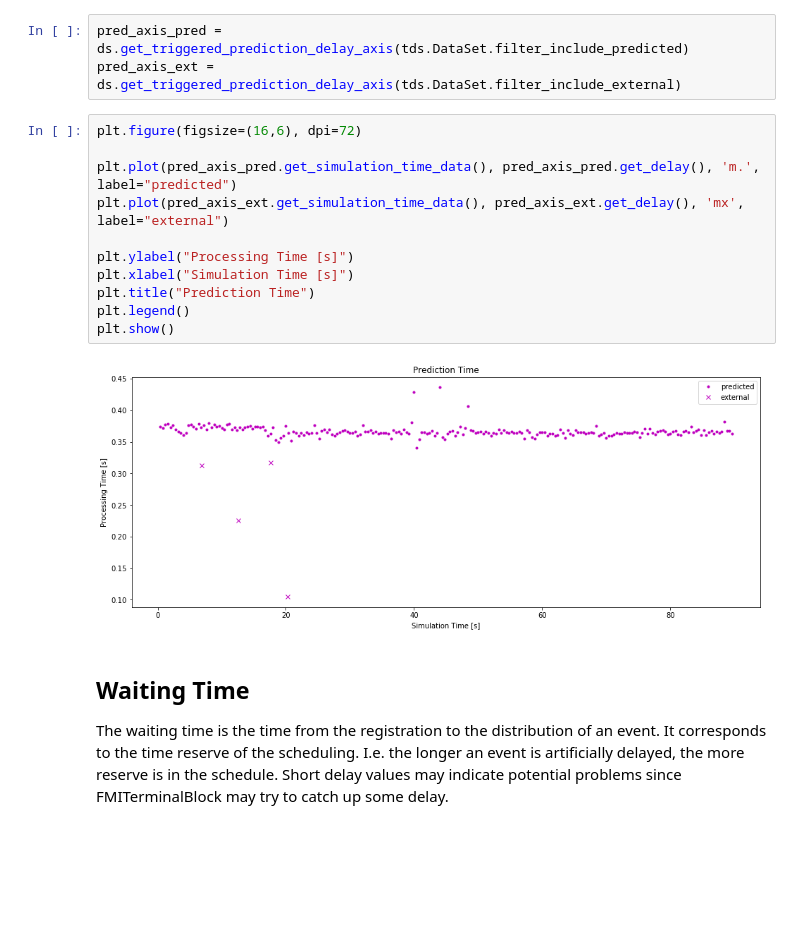
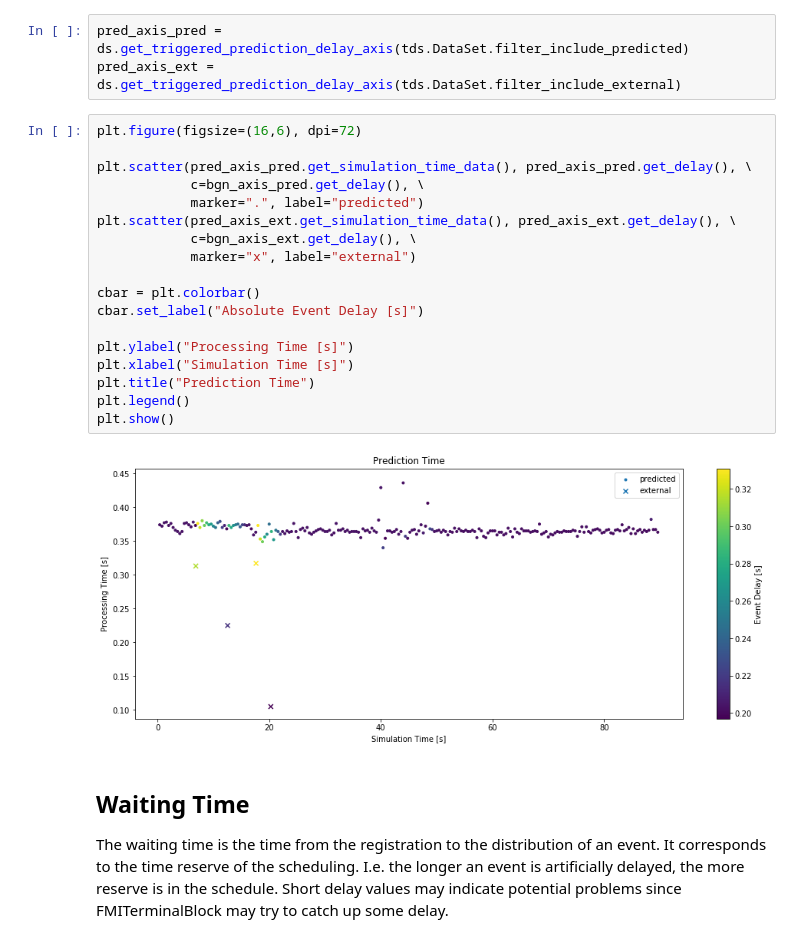
Before and after one commit to AIT-IES/FMITerminalBlock, a Jupyter notebook: scripts/delay-structure-evaluation.ipynb, the cells around one changed output. Drawn from its saved outputs; the diff is of its cells as text; blank space fills up the shorter version.

```diff
--- a/scripts/delay-structure-evaluation.ipynb
+++ b/scripts/delay-structure-evaluation.ipynb
@@ -66,16 +74,23 @@ pred_axis_ext = ds.get_triggered_prediction_delay_axis(tds.DataSet.filter_includ
 # %%
 plt.figure(figsize=(16,6), dpi=72)
 
-plt.plot(pred_axis_pred.get_simulation_time_data(), pred_axis_pred.get_delay(), 'm.', label="predicted")
-plt.plot(pred_axis_ext.get_simulation_time_data(), pred_axis_ext.get_delay(), 'mx', label="external")
+plt.scatter(pred_axis_pred.get_simulation_time_data(), pred_axis_pred.get_delay(), \
+            c=bgn_axis_pred.get_delay(), \
+            marker=".", label="predicted")
+plt.scatter(pred_axis_ext.get_simulation_time_data(), pred_axis_ext.get_delay(), \
+            c=bgn_axis_ext.get_delay(), \
+            marker="x", label="external")
+
+cbar = plt.colorbar()
+cbar.set_label("Absolute Event Delay [s]")
 
 plt.ylabel("Processing Time [s]")
 plt.xlabel("Simulation Time [s]")
 plt.title("Prediction Time")
 plt.legend()
 plt.show()
 # %% [output]
-[figure, old version]
+[figure, new version]
 # %% [markdown]
 ## Waiting Time
 The waiting time is the time from the registration to the distribution of an event. It corresponds to the time reserve of the scheduling. I.e. the longer an event is artificially delayed, the more reserve is in the schedule. Short delay values may indicate potential problems since FMITerminalBlock may try to catch up some delay.
```
Also changed, not shown: parts of 3 cells of this notebook.
